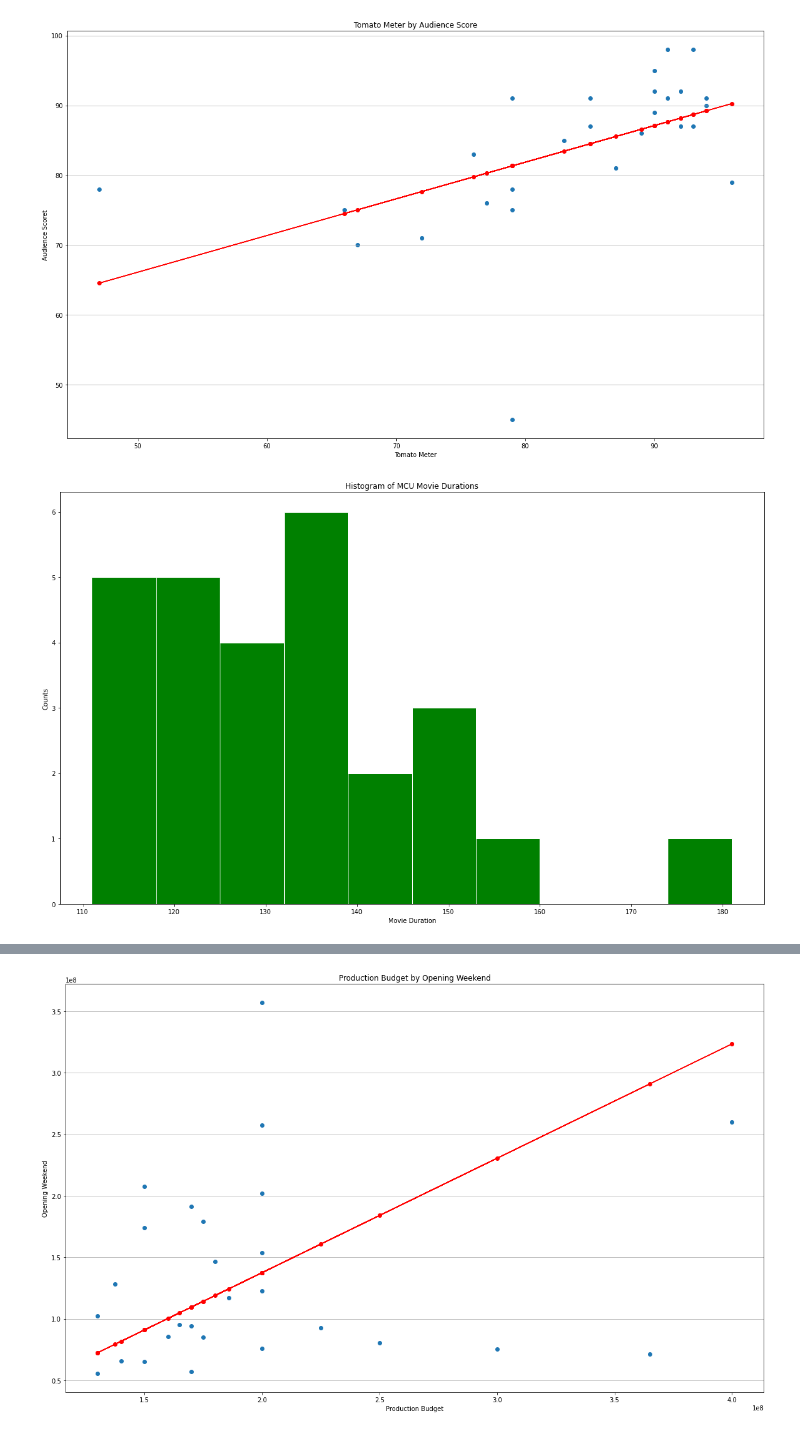
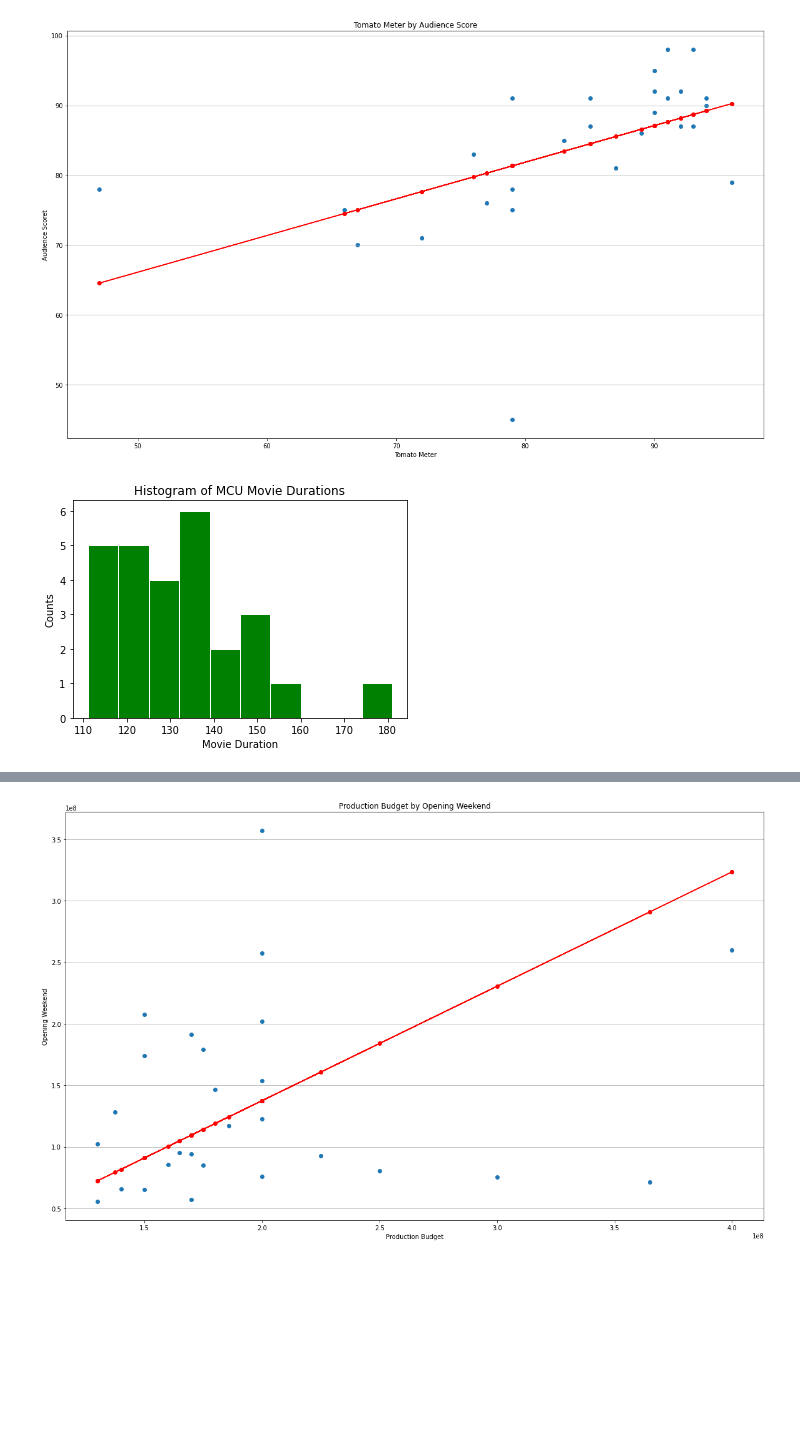
Before and after one commit to teeloren/mcu_data, a Jupyter notebook: mcu.ipynb, the cells around one changed output, grey strips where cells are left out. Cells and saved outputs as stored; diff of their text form; code cells hidden in the pictures; blank space fills up the shorter version.

```diff
--- a/mcu.ipynb
+++ b/mcu.ipynb
@@ -88,15 +88,15 @@ plt.show()
 # %% [output]
 [figure]
 # %%
-plt.figure(figsize=(20,12))
+
 plt.hist(data['movie_duration'], color='g', edgecolor='w')
 plt.ylabel('Counts')
 plt.xlabel('Movie Duration')
 plt.title('Histogram of MCU Movie Durations')
-plt.savefig('mcu_hist.png', dpi=300)
+plt.savefig('mcu_hist.png')
 plt.show()
 # %% [output]
-[figure, old version]
+[figure, new version]
 # %%
 
 # RangeIndex: 27 entries, 0 to 26
```
Also changed, not shown: parts of 5 cells of this notebook, 6 other files.
